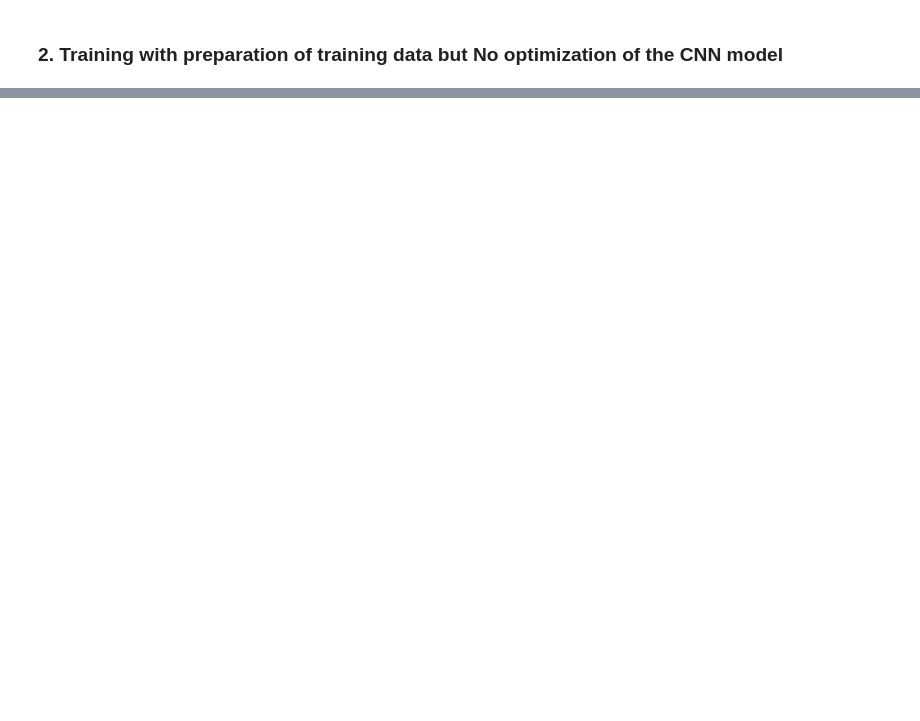
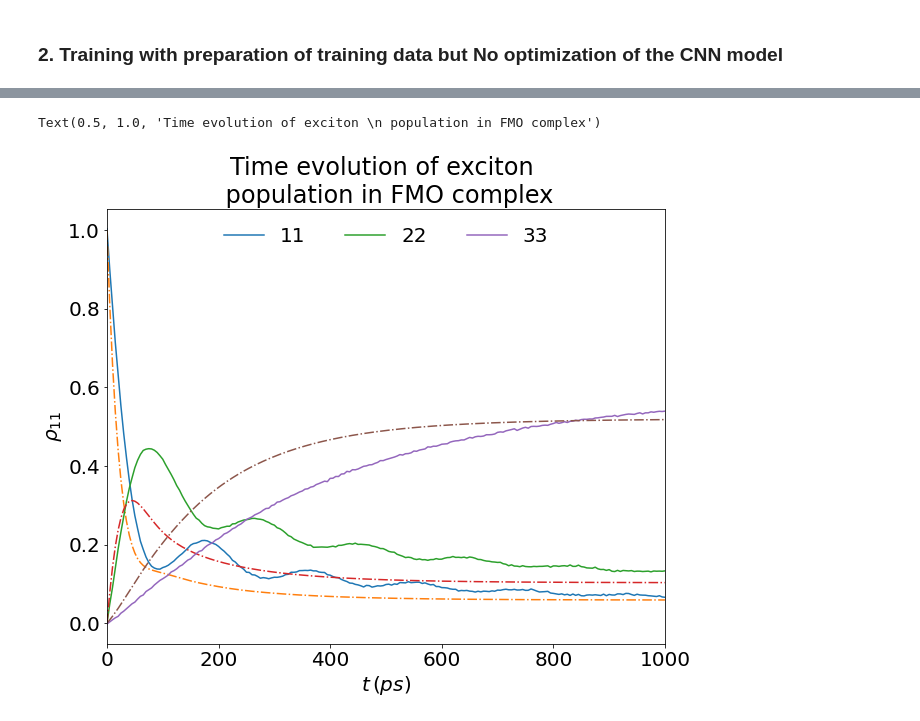
Before and after one commit to Arif-PhyChem/MLQD, a Jupyter notebook: Jupyter_Notebooks/OSTL_FMO.ipynb, the cells around one changed output, grey strips where cells are left out. Drawn from its saved outputs; the diff is of its cells as text; code cells hidden in the pictures; blank space fills up the shorter version.

```diff
--- a/Jupyter_Notebooks/OSTL_FMO.ipynb
+++ b/Jupyter_Notebooks/OSTL_FMO.ipynb
@@ -154,16 +261,21 @@ quant_dyn(**param)
 # %%
 ref_dyn = np.load('test_set/FMO/8_initial-1_gamma-100.0_lambda-220.0_temp-190.0.npy')
 pred_dyn = np.load('Qd_trajectory.npy')
 t1 = np.real(ref_dyn[:,0])
-t2 = pred_dyn[:,0]
-ref_site_1_pop = ref_dyn[:,1] # population of site-1
-pred_site_1_pop = pred_dyn[:,1] # population of site-1
-
+t2 = np.real(pred_dyn[:,0])
 plt.rcParams['font.size'] = '20'
 plt.figure(figsize=(10,8))
-plt.plot(t2, pred_site_1_pop)
-plt.plot(t1/1000, ref_site_1_pop, '-.')
+a = 1; n_states = 8
+for i in range(1,20 , 9):
+    idx = str(a) + str(a)
+    plt.plot(t2, np.real(pred_dyn[:,i]), label=idx)
+    plt.plot(t1, np.real(ref_dyn[:,i]), '-.', label='_nolegend_')
+    plt.legend(bbox_to_anchor=(0.5, 1), loc="upper center", ncol=n_states, frameon=False)
+    a +=1
 plt.xlabel(r'$t \, (ps)$')
 plt.ylabel(r'$\rho_{11}$')
-plt.legend(["Predicted (AIQD)", 'Ref(LTLME)'])
-plt.title('Time evolution of the exciton \n population in FMO complex')
+plt.xlim(0,1000)
+plt.title('Time evolution of exciton \n population in FMO complex')
+# %% [output]
+Text(0.5, 1.0, 'Time evolution of exciton \n population in FMO complex')
+[figure, added]
```
Also changed, not shown: parts of 9 cells of this notebook, 4 other files.
